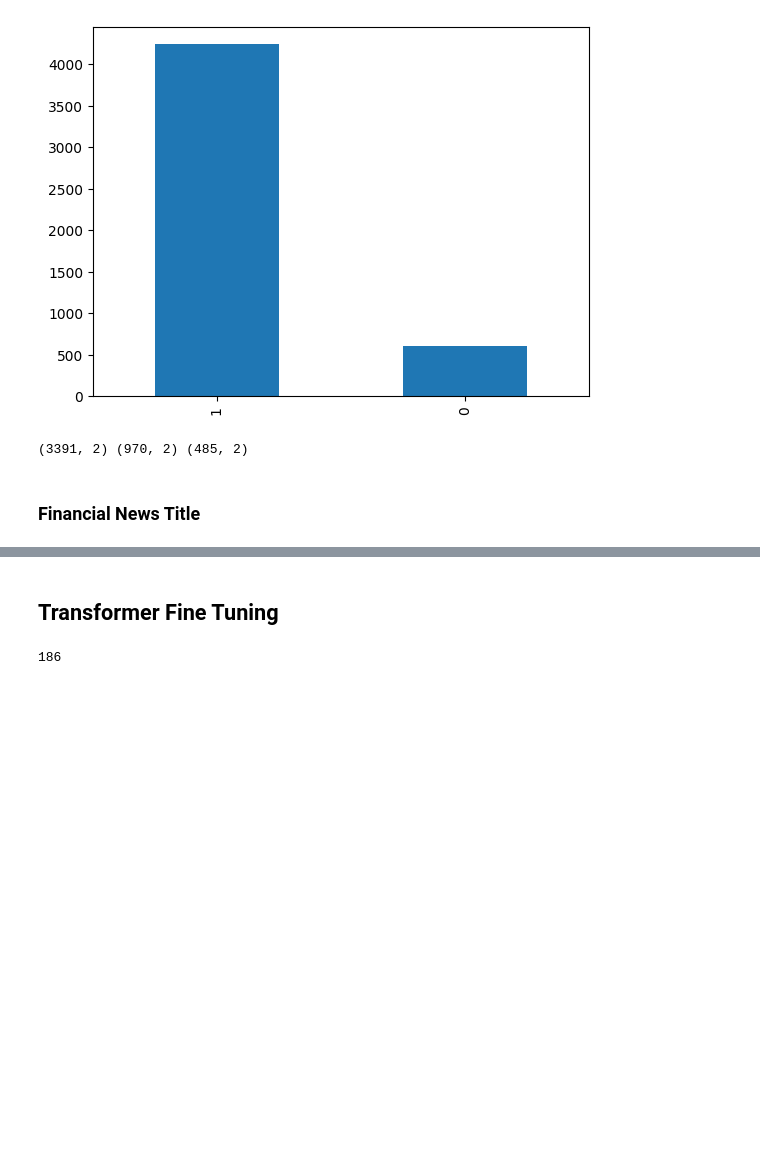
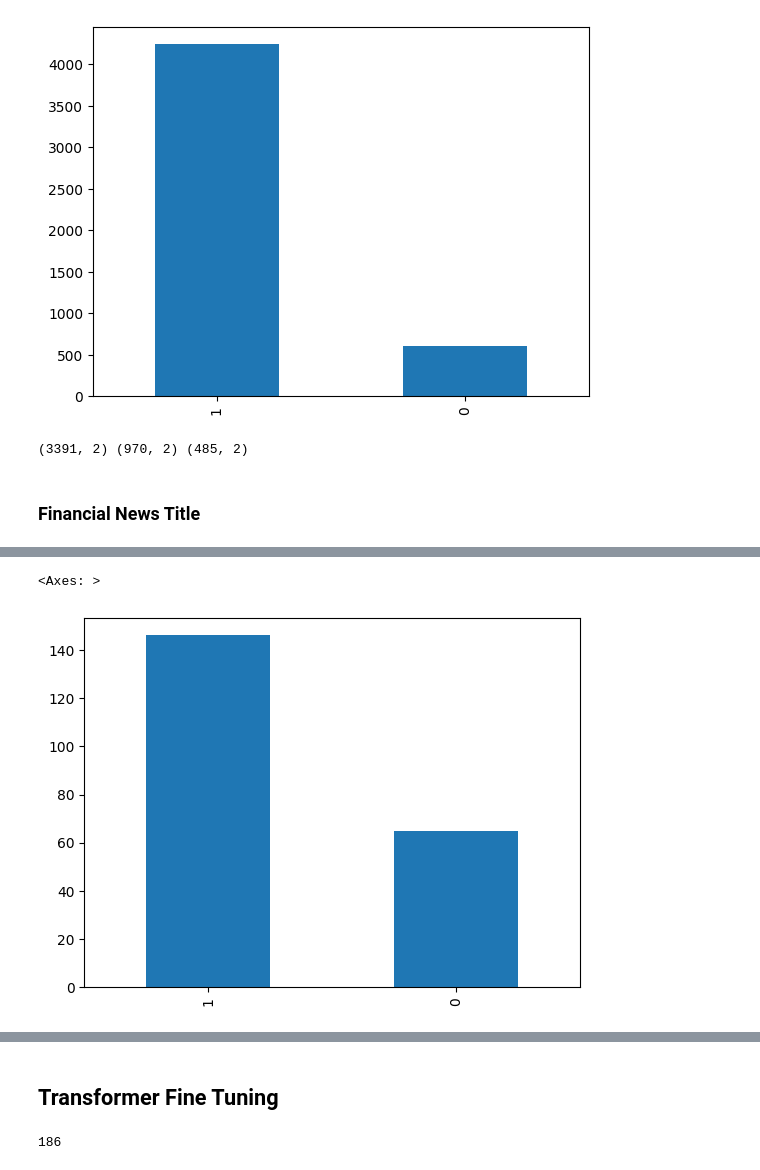
Before and after one commit to Vic-the-Legend/Transformers-and-NER, a Jupyter notebook: BERT_Ensemble.ipynb, the cells around one changed output, grey strips where cells are left out. Saved outputs shown, nothing was run; the diff lists cells and outputs as text; code cells hidden in the pictures; blank space fills up the shorter version.

```diff
--- a/BERT_Ensemble.ipynb
+++ b/BERT_Ensemble.ipynb
@@ -164,0 +115,3 @@ print(df_train.shape, df_test.shape, df_val.shape)
+# %%
+df = pd.read_csv('/content/data/self_label.csv', encoding='latin-1')#.rename(columns={'text':'sentence', 'sentiment':'label'}) ## use your own customized dataset
+df
@@ -164,0 +132,11 @@ print(df_train.shape, df_test.shape, df_val.shape)
+# %%
+df = df.rename(columns={'text':'sentence', 'sentiment':'label'})
+# %%
+df = df.dropna(subset=['sentence', 'label']) ## drop missing values
+df['label'] = df['label'].map({0:2, 1:0, 2:1})
+# %%
+df["label"] = np.where(df['label'] >= 1, 1, 0)
+df["label"].value_counts().plot(kind = 'bar')
+# %% [output]
+<Axes: >
+[figure, added]
```
Also changed, not shown: parts of 10 cells of this notebook.
